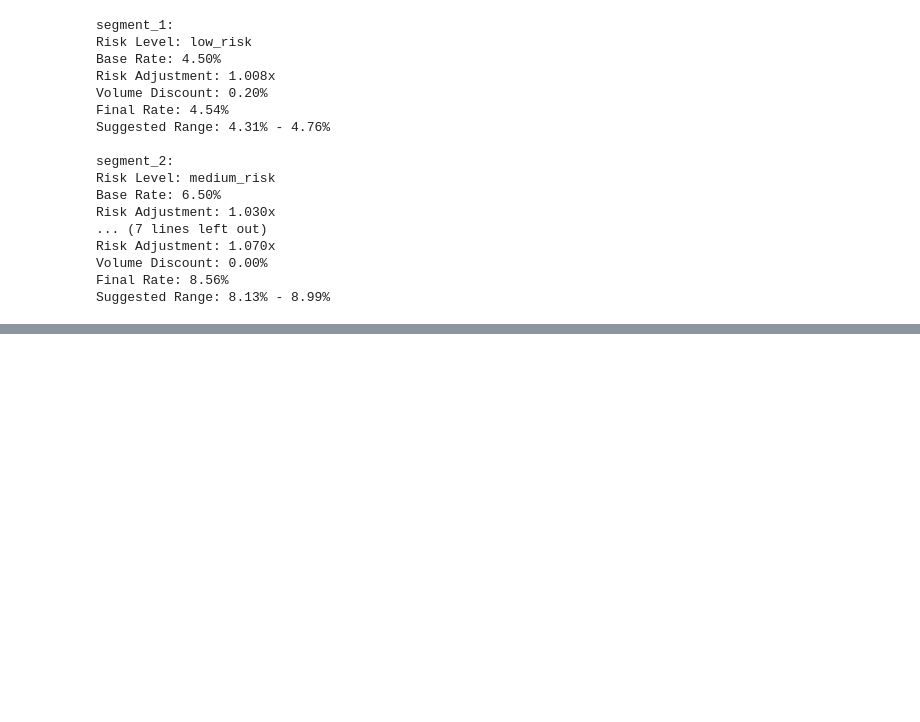
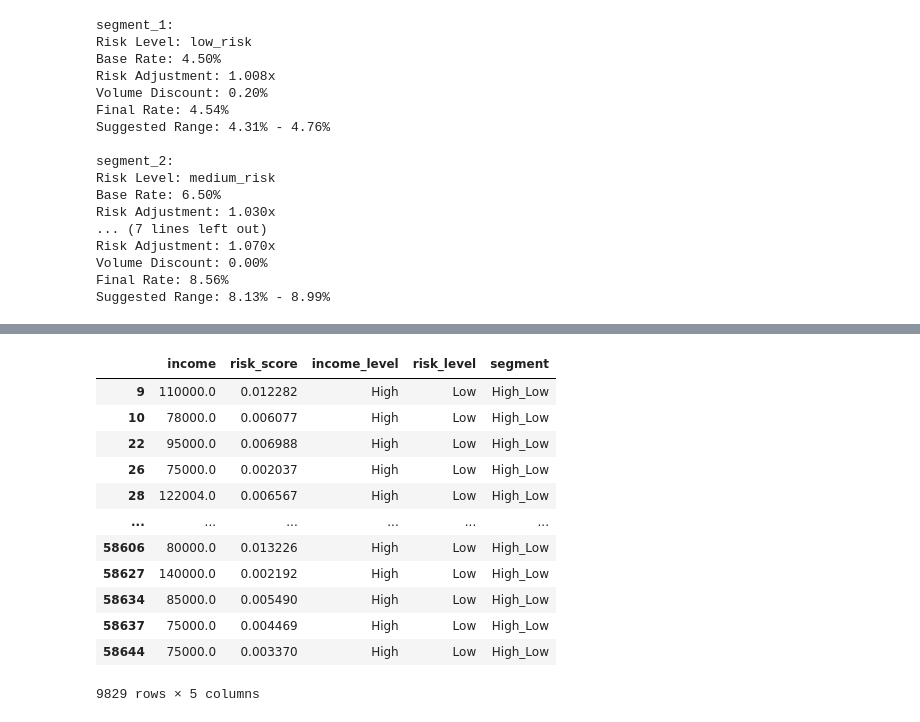
Before and after one commit to JacksonZZS/Capstone-Project, a Jupyter notebook: machine_learning.ipynb, the cells around one changed output, grey strips where cells are left out. Saved outputs shown, nothing was run; the diff lists cells and outputs as text; code cells hidden in the pictures; blank space fills up the shorter version.

```diff
--- a/machine_learning.ipynb
+++ b/machine_learning.ipynb
@@ -683,0 +822,26 @@ Suggested Range: 8.13% - 8.99%
+# %%
+# Opportunity 1: 高价值客户群识别
+
+# 从客户分层分析中发现
+segments = results['segments']
+high_value_segments = segments[
+    (segments['income_level'] == 'High') &
+    (segments['risk_level'] == 'Low')
+]
+
+
+high_value_segments
+# %% [output]
+|  | income | risk_score | income_level | risk_level | segment |
+| 9 | 110000.0 | 0.012282 | High | Low | High_Low |
+| 10 | 78000.0 | 0.006077 | High | Low | High_Low |
+| 22 | 95000.0 | 0.006988 | High | Low | High_Low |
+| 26 | 75000.0 | 0.002037 | High | Low | High_Low |
+| 28 | 122004.0 | 0.006567 | High | Low | High_Low |
+| ... | ... | ... | ... | ... | ... |
+| 58606 | 80000.0 | 0.013226 | High | Low | High_Low |
+| 58627 | 140000.0 | 0.002192 | High | Low | High_Low |
+| 58634 | 85000.0 | 0.005490 | High | Low | High_Low |
+| 58637 | 75000.0 | 0.004469 | High | Low | High_Low |
+| 58644 | 75000.0 | 0.003370 | High | Low | High_Low |
+9829 rows × 5 columns
```
Also changed, not shown: parts of 11 cells of this notebook, 1 other file.
